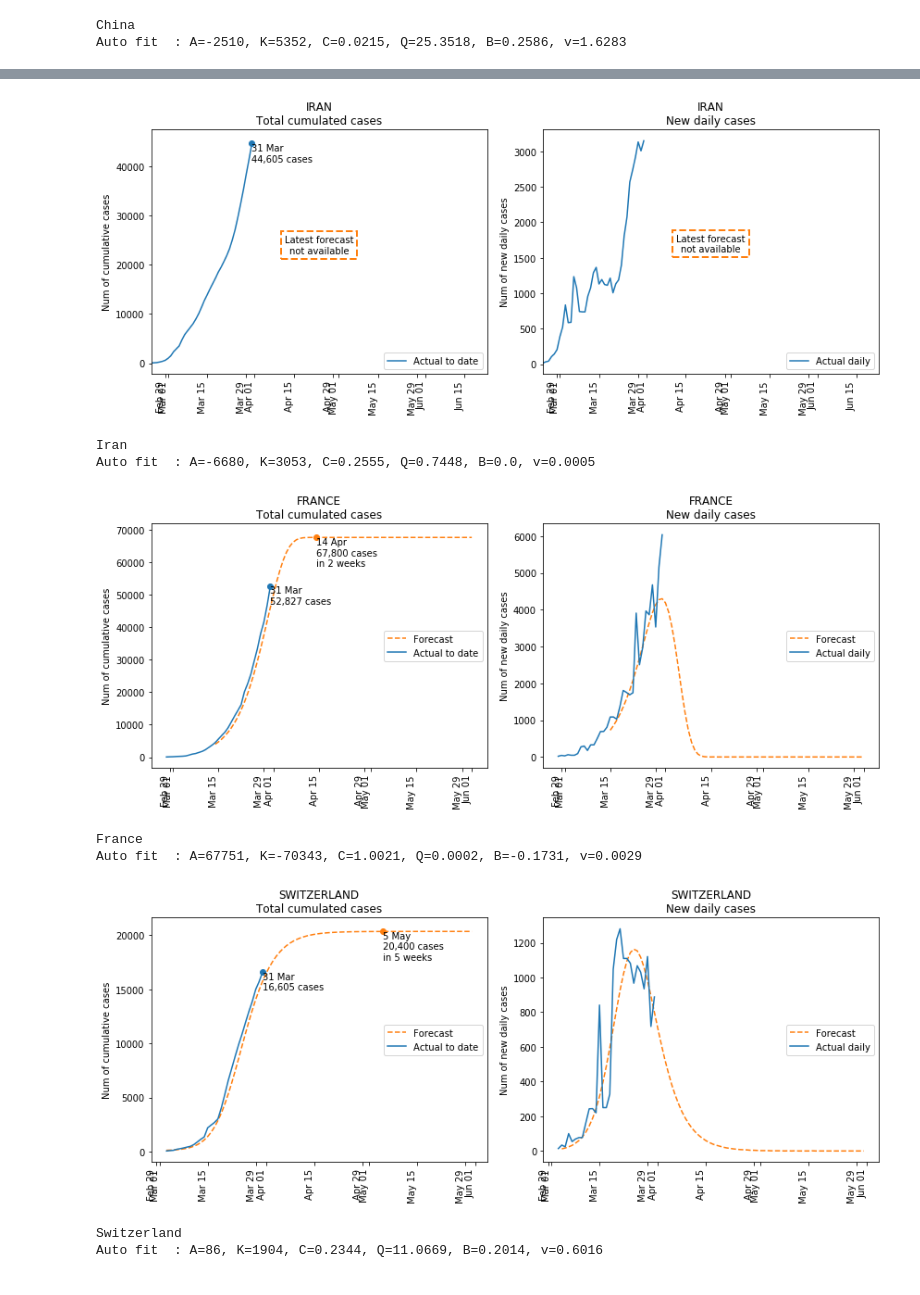
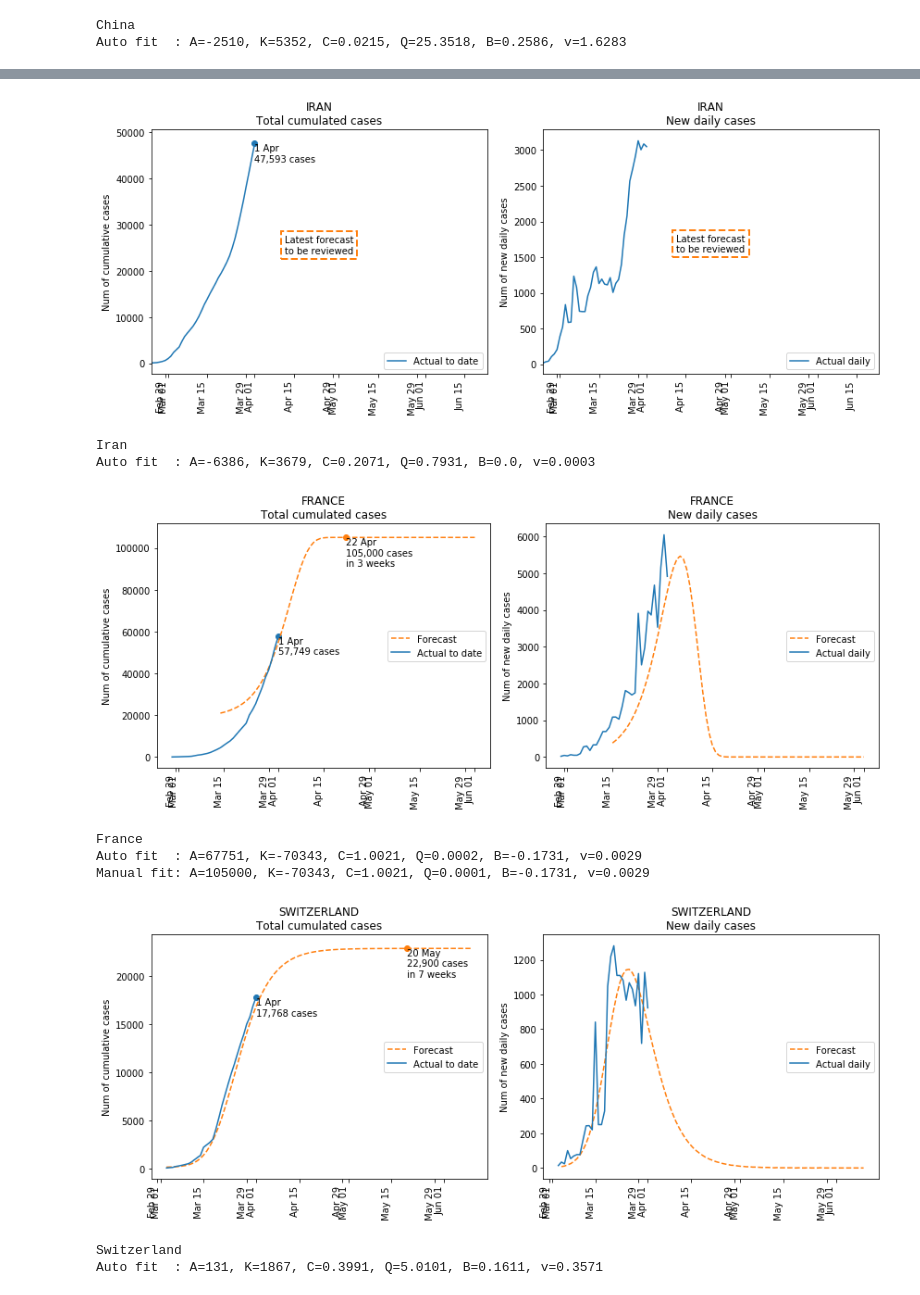
Before and after one commit to khairulomar/Covid-19, a Jupyter notebook: Covid19.ipynb, the cells around one changed output, grey strips where cells are left out. Saved outputs shown, nothing was run; the diff lists cells and outputs as text; code cells hidden in the pictures.

```diff
--- a/Covid19.ipynb
+++ b/Covid19.ipynb
@@ -38,8 +38,8 @@ warnings.filterwarnings("ignore")
 #     df.to_csv(f'csv/{month}-{day}-{year}.csv')
 # %%
 # One-day download from John Hopkins Hospital database
-day = 31
-month = 3
+day = 1
+month = 4
 date  = pd.to_datetime(f"20200{month}{0 if day<10 else ''}{day}", format='%Y%m%d')
 day0, month0, year0 = str(date)[8:10], str(date)[5:7], str(date)[:4]
 url = f'https://raw.githubusercontent.com/CSSEGISandData/COVID-19/master/csse_covid_19_data/csse_covid_19_daily_reports/{month0}-{day0}-{year0}.csv'
@@ -302,6 +302,6 @@ plt.show()
 # %%
 threshold = 50 # set min threshold
-rolling_window = 2
+rolling_window = 3
 df2 = df1[['country', 'confirmed', 'new_confirmed']].sort_index().reset_index()
 dftemp = pd.DataFrame()
 for country in df2.country.unique():
@@ -315,6 +315,7 @@ for country in df2.country.unique():
     dftemp =  pd.concat([dftemp, dfc])
 df2 = dftemp[dftemp.confirmed > threshold] # ignore cases below threshold
 df2['growth_avg'] = round(df2.growth.rolling(window=rolling_window).mean(),2)
+df2['growth_avg_7'] = round(df2.growth.rolling(window=7).mean(),2)
 df2 = df2.reset_index(drop=True)
 # %%
 print(f'\nTop 20 countries with the highest day-on-day growth as of {date.day}/{date.month}/2020')
@@ -732,20 +736,22 @@ predict_plot('Iran', days=120, showforecast=False)
 #predict_plot('Iran', days=200, fit_start='20200307', fit_end='20200321', B=-0.7, v=12)
 #predict_plot('Iran', days=200, fit_start='20200309', fit_end='20200321')
 # %% [output]
-[figure, old version]
+[figure, new version]
 Iran
-Auto fit  : A=-6680, K=3053, C=0.2555, Q=0.7448, B=0.0, v=0.0005
+Auto fit  : A=-6386, K=3679, C=0.2071, Q=0.7931, B=0.0, v=0.0003
 # %%
 #predict_plot('France', days=80, fit_start='20200309', fit_end='20200320')
-predict_plot('France', days=80, fit_start='20200314', fit_end='20200329')
+#predict_plot('France', days=80, fit_start='20200314', fit_end='20200329')
+predict_plot('France', days=80, fit_start='20200314', fit_end='20200329', A=105000, Q=0.00007)
 # %% [output]
-[figure, old version]
+[figure, new version]
 France
 Auto fit  : A=67751, K=-70343, C=1.0021, Q=0.0002, B=-0.1731, v=0.0029
+Manual fit: A=105000, K=-70343, C=1.0021, Q=0.0001, B=-0.1731, v=0.0029
 # %%
 #predict_plot('Switzerland', days=75, fit_end='20200328', K=240, A=-900)
-predict_plot('Switzerland', days=90)
+predict_plot('Switzerland', days=100)
 # %% [output]
-[figure, old version]
+[figure, new version]
 Switzerland
-Auto fit  : A=86, K=1904, C=0.2344, Q=11.0669, B=0.2014, v=0.6016
+Auto fit  : A=131, K=1867, C=0.3991, Q=5.0101, B=0.1611, v=0.3571
```
Also changed, not shown: parts of 19 cells of this notebook, 19 other files.
